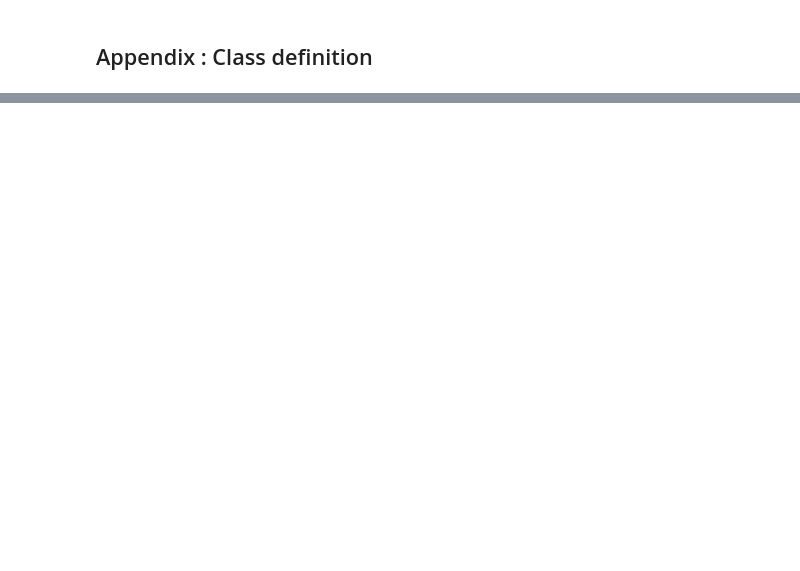
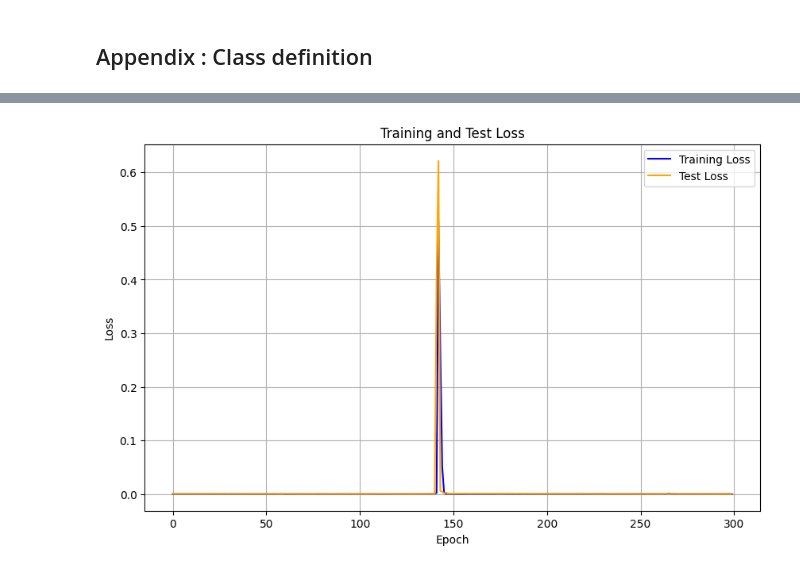
Before and after one commit to Raphara7/UE3_Projet_Group, a Jupyter notebook: DeepLearningProject1.ipynb, the cells around one changed output, grey strips where cells are left out. Cells and saved outputs as stored; diff of their text form; code cells hidden in the pictures; blank space fills up the shorter version.

```diff
--- a/DeepLearningProject1.ipynb
+++ b/DeepLearningProject1.ipynb
@@ -903,0 +1035,48 @@ plt.show()
+# %%
+# Initialiser les listes pour stocker les pertes d'entraînement et de test
+train_losses = []
+test_losses = []
+
+# Boucle d'entraînement avec calcul des pertes d'entraînement et de test
+for epoch in range(num_epochs):
+    model.train()
+    train_loss = 0
+    for batch_X, batch_y in train_loader:
+        batch_X, batch_y = batch_X.to(device), batch_y.to(device)
+
+        optimizer.zero_grad()
+        outputs = model(batch_X)
+        loss = criterion(outputs, batch_y)
+        loss.backward()
+        optimizer.step()
+
+        train_loss += loss.item()
+
+    train_losses.append(train_loss / len(train_loader))
+
+    # Calcul de la perte sur les données de test
+    model.eval()
+    test_loss = 0
+    with torch.no_grad():
+        for batch_X, batch_y in test_loader:
+            batch_X, batch_y = batch_X.to(device), batch_y.to(device)
+            outputs = model(batch_X)
+            loss = criterion(outputs, batch_y)
+            test_loss += loss.item()
+
+    test_losses.append(test_loss / len(test_loader))
+
+    if (epoch + 1) % 50 == 0:
+        print(f'Epoch [{epoch + 1}/{num_epochs}], Training Loss: {train_losses[-1]:.4f}, Test Loss: {test_losses[-1]:.4f}')
+
+# Tracer les courbes de perte d'entraînement et de test
+plt.figure(figsize=(10, 6))
+plt.plot(range(num_epochs), train_losses, label='Training Loss', color='blue')
+plt.plot(range(num_epochs), test_losses, label='Test Loss', color='orange')
+plt.xlabel('Epoch')
+plt.ylabel('Loss')
+plt.title('Training and Test Loss')
+plt.legend()
+plt.grid(True)
+plt.show()
+# %% [output]
@@ -903,0 +1089 @@ plt.show()
+[figure, added]
```
Also changed, not shown: parts of 15 cells of this notebook.
